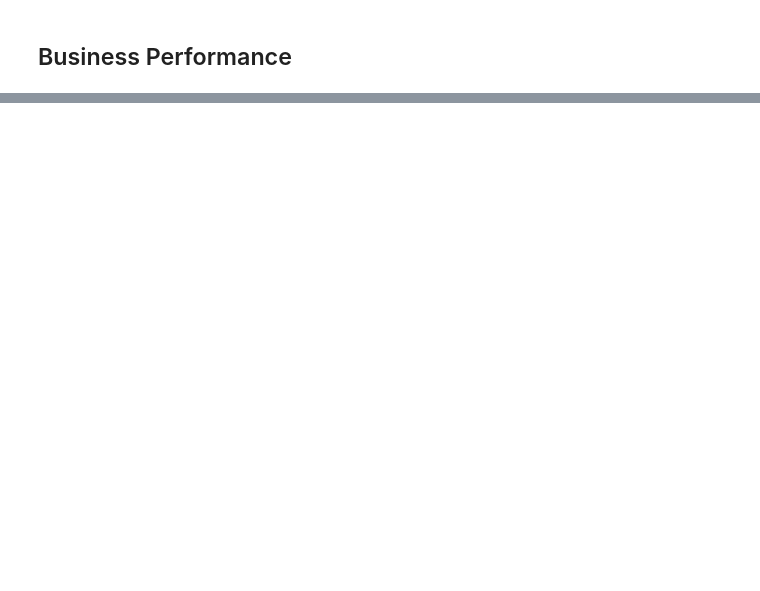
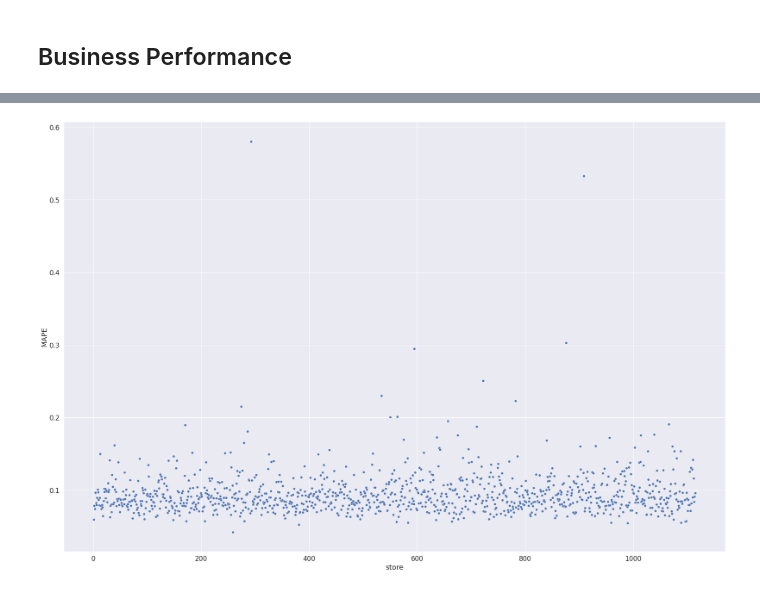
Before and after one commit to danillobarroscordeiro/rossman_sales, a Jupyter notebook: Untitled.ipynb, the cells around one changed output, grey strips where cells are left out. Saved outputs shown, nothing was run; the diff lists cells and outputs as text; code cells hidden in the pictures; blank space fills up the shorter version.

Commit message:
final model tuned defined, checking business performance

```diff
--- a/Untitled.ipynb
+++ b/Untitled.ipynb
@@ -1021,12 +1021,12 @@ fine_tunning_final_result
 ## Final Model
 # %%
 parameters_tuned = {
-  'n_estimators': ,
-    'eta': ,
-    'max_depth': ,
-    'subsample': ,
-    'colsample_bytree': ,
-    'min_child_weight':
+  'n_estimators': 3500,
+    'eta': 0.03,
+    'max_depth':  9,
+    'subsample': 0.1,
+    'colsample_bytree': 0.7,
+    'min_child_weight': 8
 }
 # %%
 #model
@@ -1058,12 +1059,13 @@ NameError: name 'df99' is not defined
 ## Business Performance
 # %%
 # sum of predictions
-df9_stores = df9[ ['store', 'predictions'] ].groupby('store').sum().reset_index()
+df9_stores = df9[ ['store', 'sales','predictions'] ].groupby('store').sum().reset_index()
 
 #MAE and MAPE
-df9_aux1 = df9[ ['stores','sales','predictions'] ].groupby('store').apply(lambda x: mean_absolute_error(x['sales'], x['predictions'] ) ).reset_index().rename(
+df9_aux1 = df9[ ['store','sales','predictions'] ].groupby('store').apply(lambda x: mean_absolute_error(x['sales'], x['predictions'] ) ).reset_index().rename(
 columns={0:'MAE'} )
-df9_aux2 = df9[ ['stores','sales','predictions'] ].groupby('store').apply(lambda x: mean_absolute_error_percentage_error(x['sales'], x['predictions'] ) ).reset_index().rename(
+df9_aux2 = df9[ ['store','sales','predictions'] ].groupby('store').apply(lambda x: mean_absolute_error_percentage_error(x['sales'], x['predictions'] ) ).reset_index().rename(
+columns={0:'MAPE'} )
 df9_aux3 = pd.merge(df9_aux1, df9_aux2, how='inner',on='store')
 df9_stores = pd.merge(df9_stores, df9_aux3, how='inner', on='store')
 
@@ -1071,5 +1073,6 @@ df9_stores = pd.merge(df9_stores, df9_aux3, how='inner', on='store')
 df9_stores['worst_scenario'] = df9_stores['predictions'] - df9_stores['MAE']
 df9_stores['best_scenario'] = df9_stores['predictions'] + df9_stores['MAE']
 
-df9_stores = df9_stores[['store','predictions','worst_scenario','best_scenario','MAE','MAPE'] ]
+df9_stores = df9_stores[['store','sales','predictions','worst_scenario','best_scenario','MAE','MAPE'] ]
+df9_stores
 # %% [output]
@@ -1076,0 +1092,5 @@ NameError: name 'df9' is not defined
+# %%
+#Checking errors by store
+sns.scatterplot(x='store',y='MAPE',data=df9_stores);
+# %% [output]
+[figure, added]
```
Also changed, not shown: parts of 8 cells of this notebook.
